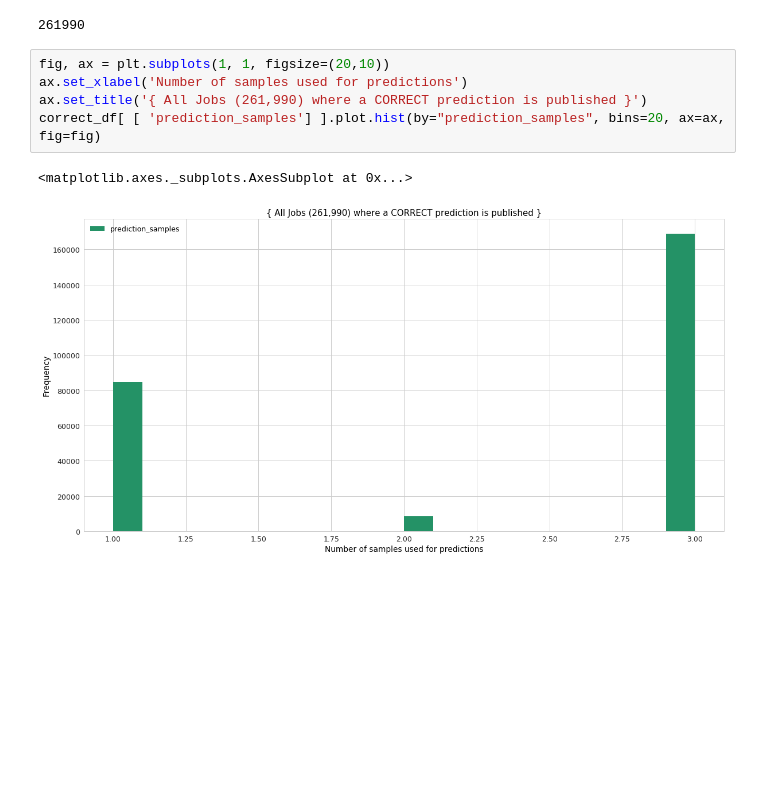
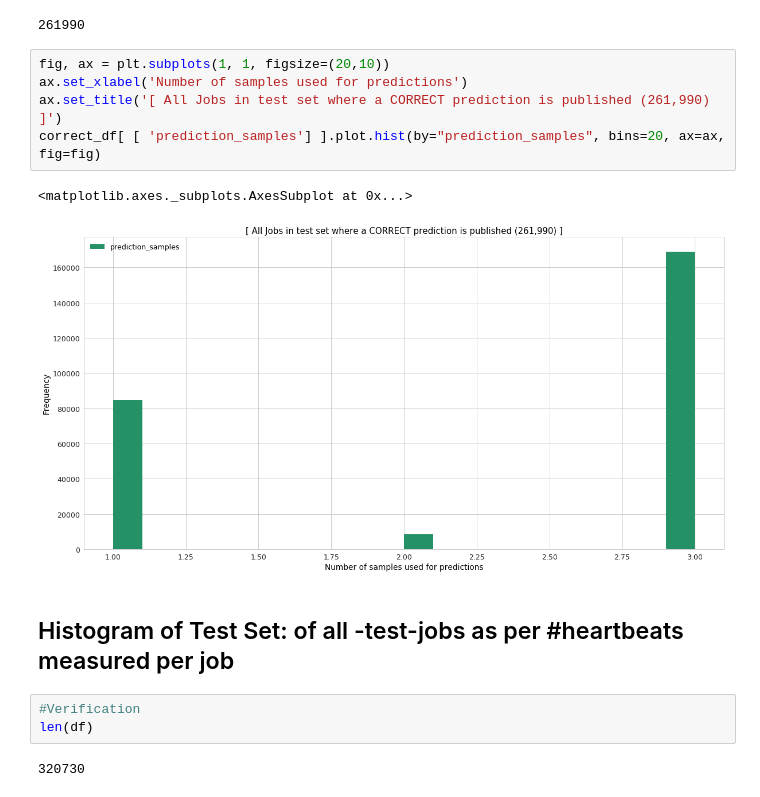
Before and after one commit to words-sdsc/DeepLearning4FaultTolerantWorkflows, a Jupyter notebook: from_kubernetes/verify_tstep1_test/Layer 2 [3-B] [Histo] [ Job Level Predictions ] [ Read File - Predict ] - Threshold based prediction.ipynb, the cells around one changed output. Saved outputs shown, nothing was run; the diff lists cells and outputs as text; blank space fills up the shorter version.

```diff
--- a/from_kubernetes/verify_tstep1_test/Layer 2 [3-B] [Histo] [ Job Level Predictions ] [ Read File - Predict ] - Threshold based prediction.ipynb
+++ b/from_kubernetes/verify_tstep1_test/Layer 2 [3-B] [Histo] [ Job Level Predictions ] [ Read File - Predict ] - Threshold based prediction.ipynb
@@ -537,8 +537,15 @@ len(correct_df)
 # %%
 fig, ax = plt.subplots(1, 1, figsize=(20,10))
 ax.set_xlabel('Number of samples used for predictions')
-ax.set_title('{ All Jobs (261,990) where a CORRECT prediction is published }')
+ax.set_title('[ All Jobs in test set where a CORRECT prediction is published (261,990) ]')
 correct_df[ [ 'prediction_samples'] ].plot.hist(by="prediction_samples", bins=20, ax=ax, fig=fig)
 # %% [output]
 <matplotlib.axes._subplots.AxesSubplot at 0x...>
-[figure, old version]
+[figure, new version]
+# %% [markdown]
+## Histogram of Test Set: of all -test-jobs as per #heartbeats measured per job
+# %%
+#Verification
+len(df)
+# %% [output]
+320730
```
Also changed, not shown: parts of 3 cells of this notebook, 4 other files.
